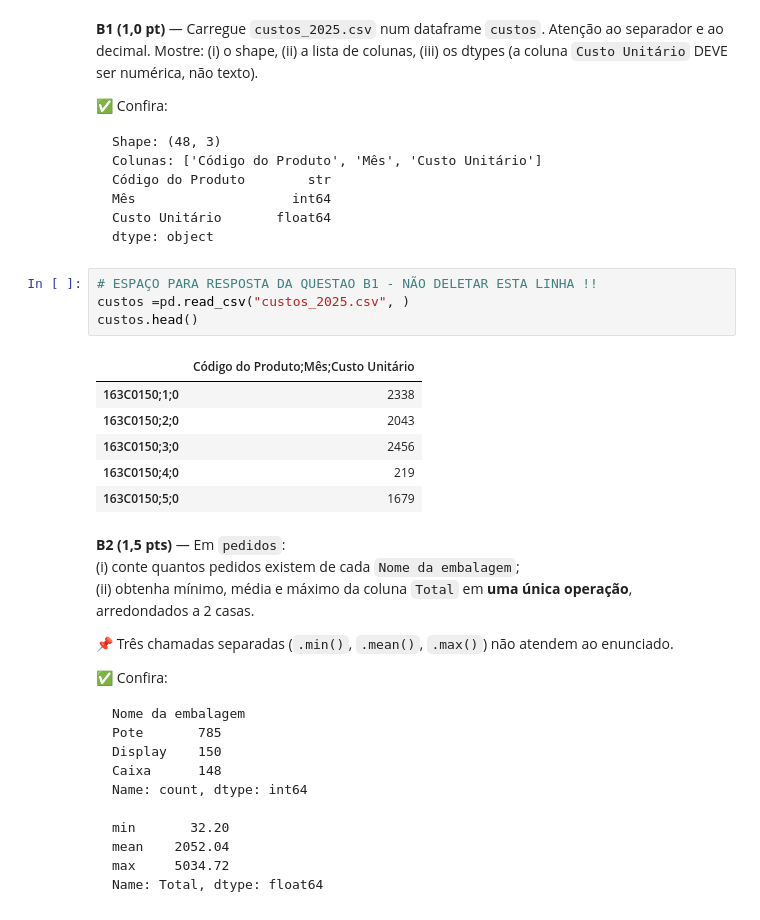
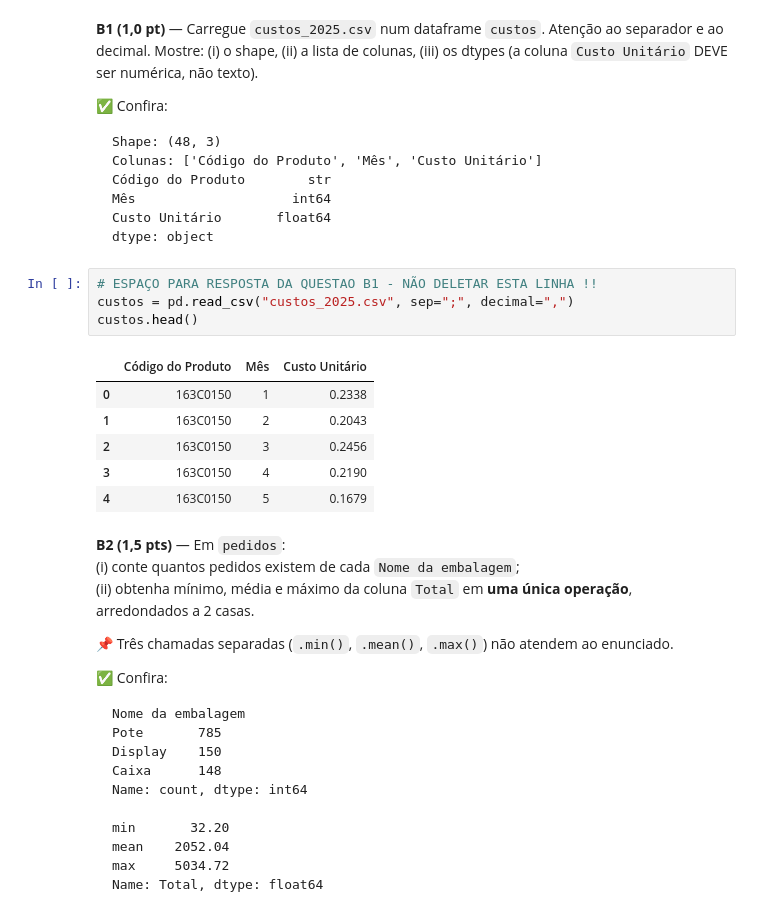
Before and after one commit to ArthurMalucelli/fgv-vault, a Jupyter notebook: Programacao/Aulas/06.09/SimuladoFinalCompleto.ipynb, the cells around one changed output. Drawn from its saved outputs; the diff is of its cells as text.

````diff
--- a/Programacao/Aulas/06.09/SimuladoFinalCompleto.ipynb
+++ b/Programacao/Aulas/06.09/SimuladoFinalCompleto.ipynb
@@ -529,17 +529,17 @@ Mês                    int64
 Custo Unitário       float64
 dtype: object
 ```
-# %%
-# ESPAÇO PARA RESPOSTA DA QUESTAO B1 - NÃO DELETAR ESTA LINHA !!
-custos =pd.read_csv("custos_2025.csv", )
-custos.head()
-# %% [output]
-|  | Código do Produto;Mês;Custo Unitário |
-| 163C0150;1;0 | 2338 |
-| 163C0150;2;0 | 2043 |
-| 163C0150;3;0 | 2456 |
-| 163C0150;4;0 | 219 |
-| 163C0150;5;0 | 1679 |
+# %%
+# ESPAÇO PARA RESPOSTA DA QUESTAO B1 - NÃO DELETAR ESTA LINHA !!
+custos = pd.read_csv("custos_2025.csv", sep=";", decimal=",")
+custos.head()
+# %% [output]
+|  | Código do Produto | Mês | Custo Unitário |
+| 0 | 163C0150 | 1 | 0.2338 |
+| 1 | 163C0150 | 2 | 0.2043 |
+| 2 | 163C0150 | 3 | 0.2456 |
+| 3 | 163C0150 | 4 | 0.2190 |
+| 4 | 163C0150 | 5 | 0.1679 |
 # %% [markdown]
 **B2 (1,5 pts)** — Em `pedidos`: \
 (i) conte quantos pedidos existem de cada `Nome da embalagem`; \
````
Also changed, not shown: parts of 2 cells of this notebook, 1 other file.
